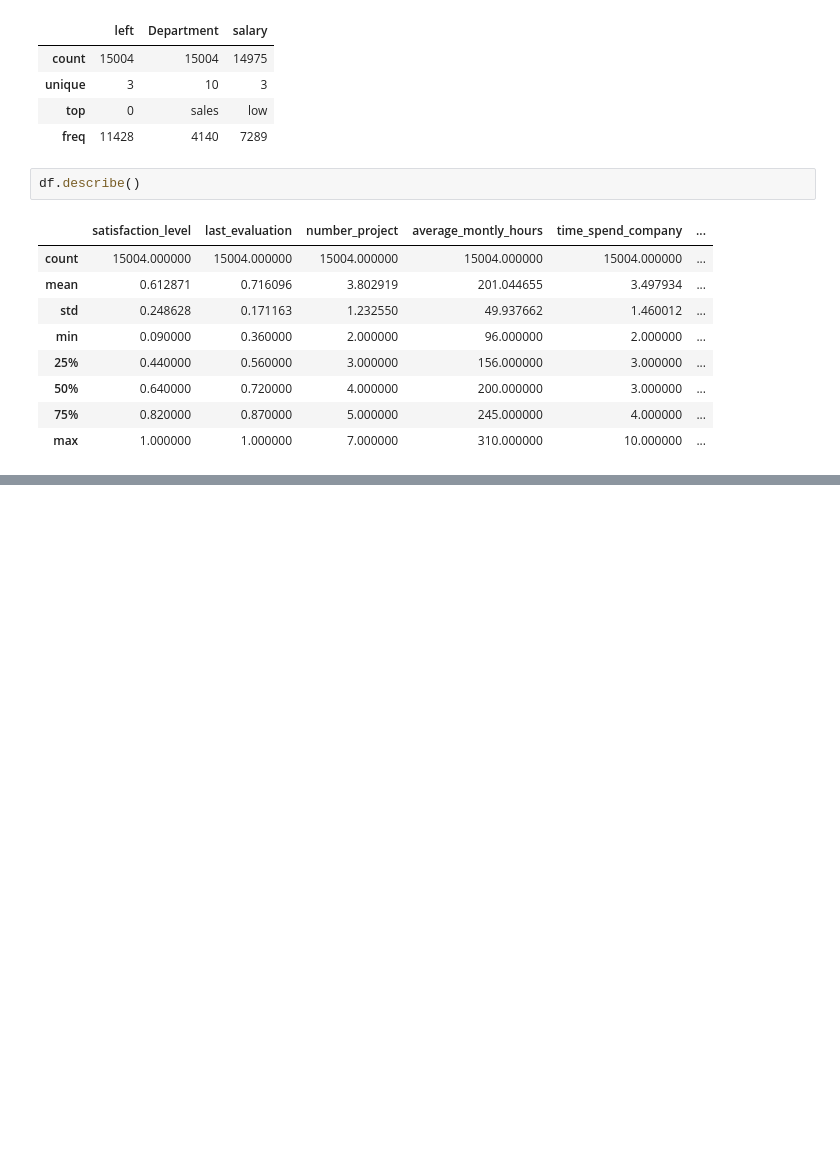
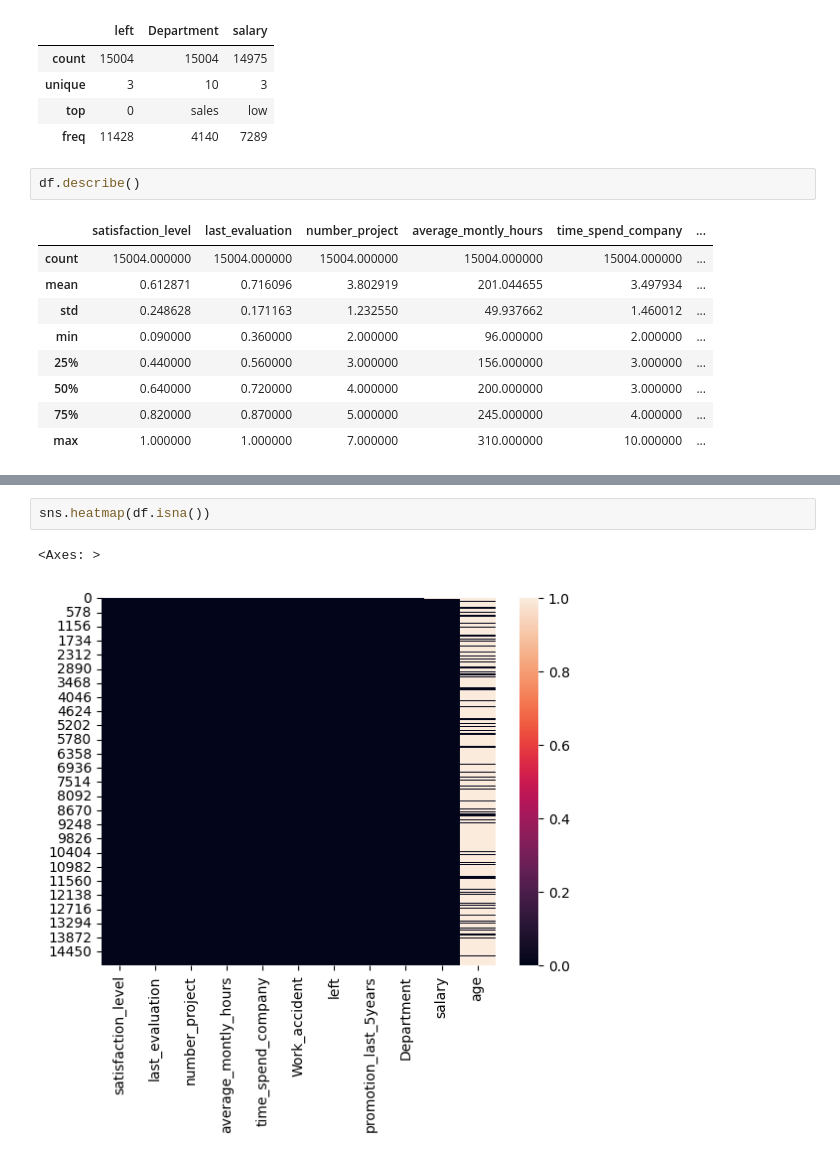
Before and after one commit to ashmi721/Data_Science_Project, a Jupyter notebook: Hr-employee_retention.ipynb, the cells around one changed output, grey strips where cells are left out. Saved outputs shown, nothing was run; the diff lists cells and outputs as text; blank space fills up the shorter version.

```diff
--- a/Hr-employee_retention.ipynb
+++ b/Hr-employee_retention.ipynb
@@ -69,0 +85,5 @@ df.describe()
+# %%
+sns.heatmap(df.isna())
+# %% [output]
+<Axes: >
+[figure, added]
```
Also changed, not shown: parts of 1 cell of this notebook.
